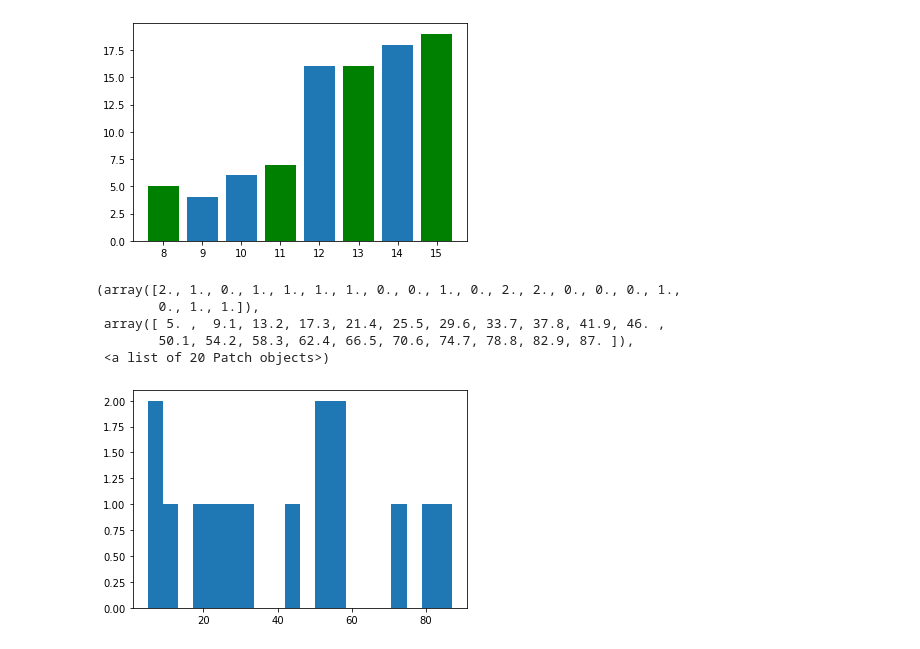
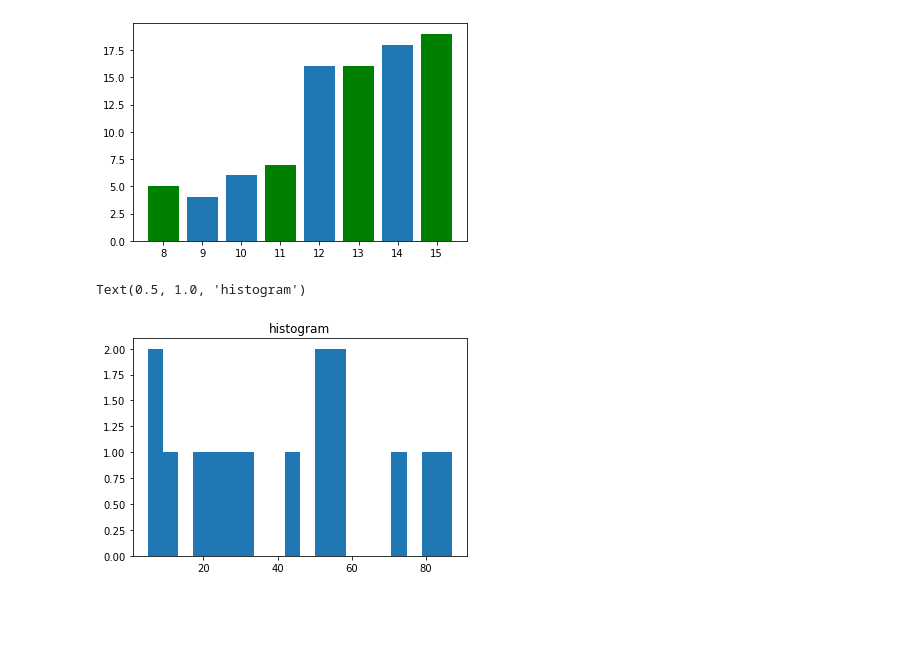
Before and after one commit to rahulrenegade/Machine-Learning-With-Python, a Jupyter notebook: Basics of Python.ipynb, the cells around one changed output. Saved outputs shown, nothing was run; the diff lists cells and outputs as text; code cells hidden in the pictures; blank space fills up the shorter version.

```diff
--- a/Basics of Python.ipynb
+++ b/Basics of Python.ipynb
@@ -847,11 +847,8 @@ plt.bar(x1,y2, color='g')
 # %%
 #HISTOGRAMS
 a=np.array([22,87,5,43,56,73,55,54,11,20,51,5,79,31,27])
 plt.hist(a, bins=20)
+plt.title("histogram")
 # %% [output]
-(array([2., 1., 0., 1., 1., 1., 1., 0., 0., 1., 0., 2., 2., 0., 0., 0., 1.,
-        0., 1., 1.]),
- array([ 5. ,  9.1, 13.2, 17.3, 21.4, 25.5, 29.6, 33.7, 37.8, 41.9, 46. ,
-        50.1, 54.2, 58.3, 62.4, 66.5, 70.6, 74.7, 78.8, 82.9, 87. ]),
- <a list of 20 Patch objects>)
+Text(0.5, 1.0, 'histogram')
-[figure, old version]
+[figure, new version]
```
Also changed, not shown: parts of 5 cells of this notebook.
